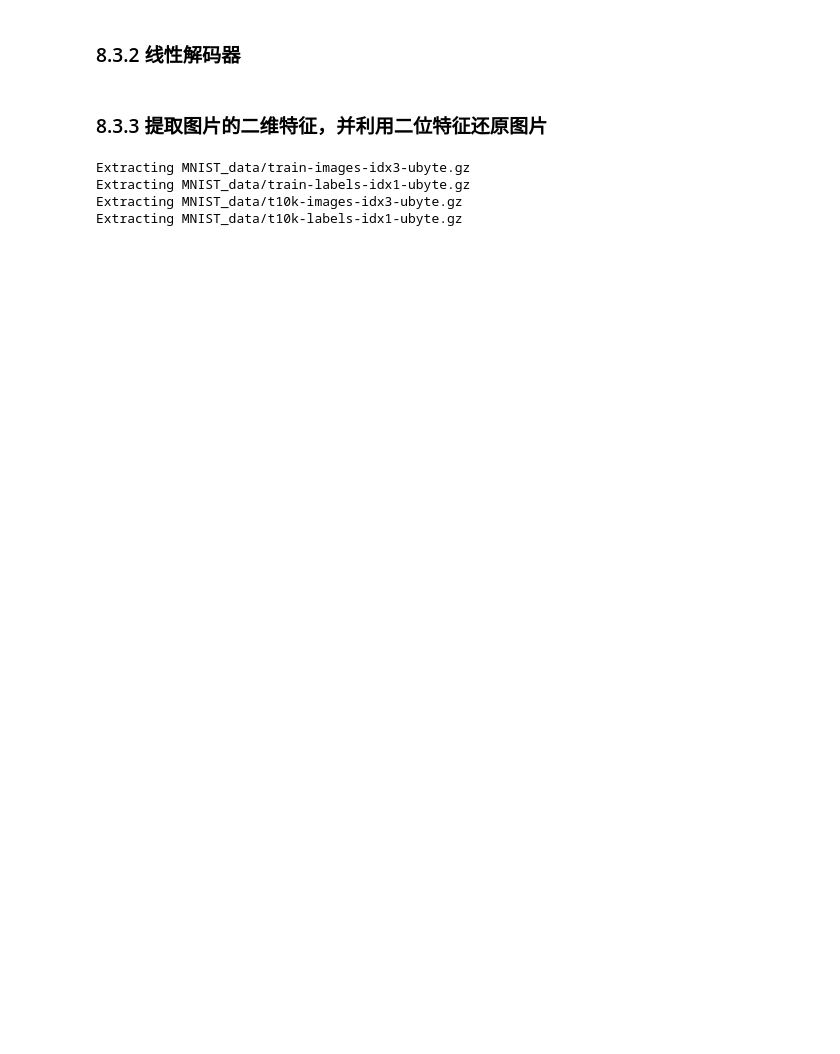
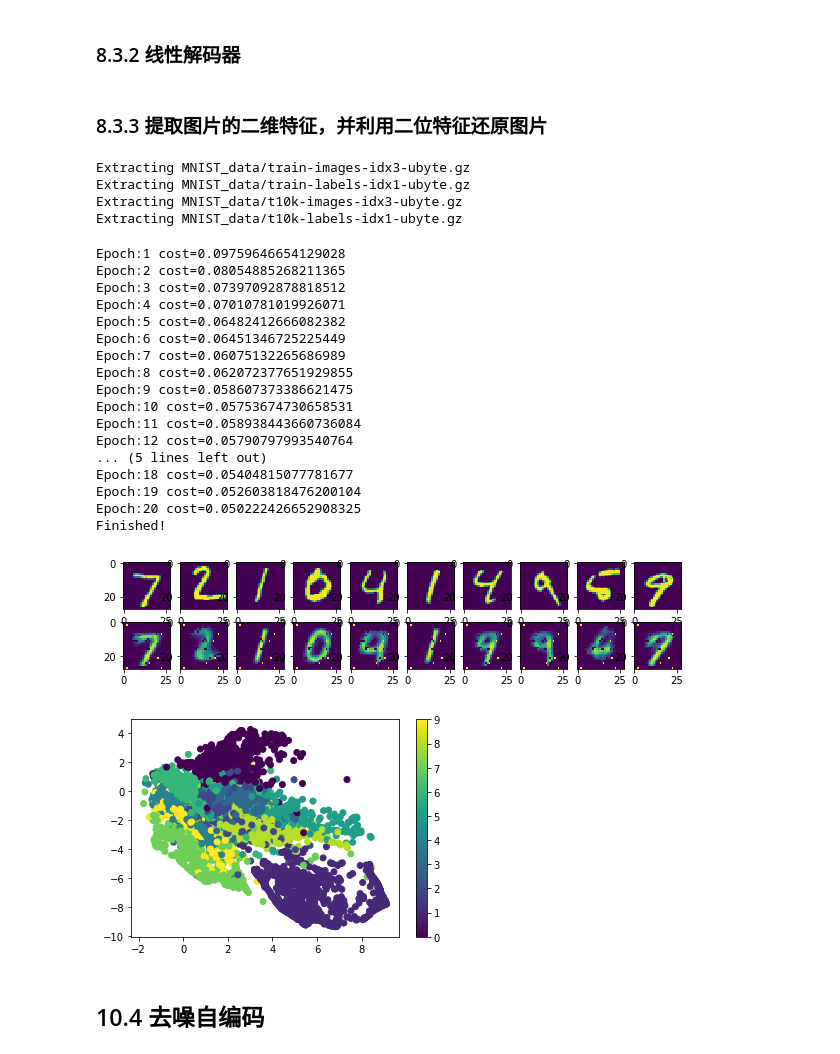
Before and after one commit to ZhangNeos/TensorFlow-Tutorial, a Jupyter notebook: 8 自编码网络—能够自学习样本特征的网络.ipynb, the cells around one changed output. Drawn from its saved outputs; the diff is of its cells as text; code cells hidden in the pictures; blank space fills up the shorter version.

```diff
--- a/8 自编码网络—能够自学习样本特征的网络.ipynb
+++ b/8 自编码网络—能够自学习样本特征的网络.ipynb
@@ -185,6 +191,8 @@ biases={
 # 这里使用了线性解码器，在编码的最后一层没有进行sigmoid变换
 # 这是因为生产的二维数据的数据特征已经变得十分重要，所以我们希望让它透传到解码器中
 # 少一些变换可以最大化保存原有的主要特征
+
+# 构建反向模型
 def encoder(x):
     layer1=tf.nn.sigmoid(tf.add(tf.matmul(x, weights['encoder_h1']), biases['encoder_b1']))
     layer2=tf.nn.sigmoid(tf.add(tf.matmul(layer1, weights['encoder_h2']), biases['encoder_b2']))
@@ -196,7 +204,7 @@ def decoder(x):
     layer1=tf.nn.sigmoid(tf.add(tf.matmul(x, weights['decoder_h1']), biases['decoder_b1']))
     layer2=tf.nn.sigmoid(tf.add(tf.matmul(layer1, weights['decoder_h2']), biases['decoder_b2']))
     layer3=tf.nn.sigmoid(tf.add(tf.matmul(layer2, weights['decoder_h3']), biases['decoder_b3']))
-    layer4=tf.nn.sigmoid(tf.add(tf.matmul(layer3, weights['encoder_h4']), biases['encoder_b4']))
+    layer4=tf.nn.sigmoid(tf.add(tf.matmul(layer3, weights['decoder_h4']), biases['decoder_b4']))
     return layer4
 # %% [output]
 Extracting MNIST_data/train-images-idx3-ubyte.gz
@@ -211,0 +214,68 @@ learning_rate =
+# %%
+# 构建反向模型
+encoder_op = encoder(x)
+y_pred = decoder(encoder_op)
+
+learning_rate = 0.01
+cost = tf.reduce_mean(tf.pow(y-y_pred, 2))
+optimizer = tf.train.AdamOptimizer(learning_rate).minimize(cost)
+
+# 开始训练
+
+training_epochs = 20
+batch_size = 256
+display_step = 1
+
+with tf.Session() as sess:
+    sess.run(tf.global_variables_initializer())
+    total_batch = int(mnist.train.num_examples/batch_size)
+
+    # 启动循环开始训练
+    for epoch in range(training_epochs):
+        for i in range(total_batch):
+            batch_xs, batch_ys = mnist.train.next_batch(batch_size)
+            _, c = sess.run([optimizer, cost], feed_dict={x:batch_xs})
+
+        # 显示训练中测信息
+        if epoch % display_step ==0:
+            print('Epoch:{}'.format(epoch+1), 'cost={}'.format(c))
+    print('Finished!')
+
+    # 对比输入和输出
+    show_num = 10
+    encode_decode=sess.run(y_pred, feed_dict={x:mnist.test.images[:show_num]})
+    # 显示自编码结果和原始样本的结果
+    f, a = plt.subplots(2, 10, figsize=(10, 2))
+    for i in range(show_num):
+        a[0][i].imshow(np.reshape(mnist.test.images[i], (28, 28)))
+        a[1][i].imshow(np.reshape(encode_decode[i], (28, 28)))
+    plt.show()
+
+    # 显示数据被压缩到二维的特征
+    aa = [np.argmax(l) for l in mnist.test.labels] # 将one_hot
+    encoder_result = sess.run(encoder_op, feed_dict={x:mnist.test.images})
+    plt.scatter(encoder_result[:, 0], encoder_result[:, 1], c=aa)
+    plt.colorbar()
+    plt.show()
+# %% [output]
+Epoch:1 cost=0.09759646654129028
+Epoch:2 cost=0.08054885268211365
+Epoch:3 cost=0.07397092878818512
+Epoch:4 cost=0.07010781019926071
+Epoch:5 cost=0.06482412666082382
+Epoch:6 cost=0.06451346725225449
+Epoch:7 cost=0.06075132265686989
+Epoch:8 cost=0.062072377651929855
+Epoch:9 cost=0.058607373386621475
+Epoch:10 cost=0.05753674730658531
+Epoch:11 cost=0.058938443660736084
+Epoch:12 cost=0.05790797993540764
+... (5 lines left out)
+Epoch:18 cost=0.05404815077781677
+Epoch:19 cost=0.052603818476200104
+Epoch:20 cost=0.050222426652908325
+Finished!
+[figure, added]
+[figure, added]
+# %% [markdown]
+## 10.4 去噪自编码
```
Also changed, not shown: parts of 5 cells of this notebook.
